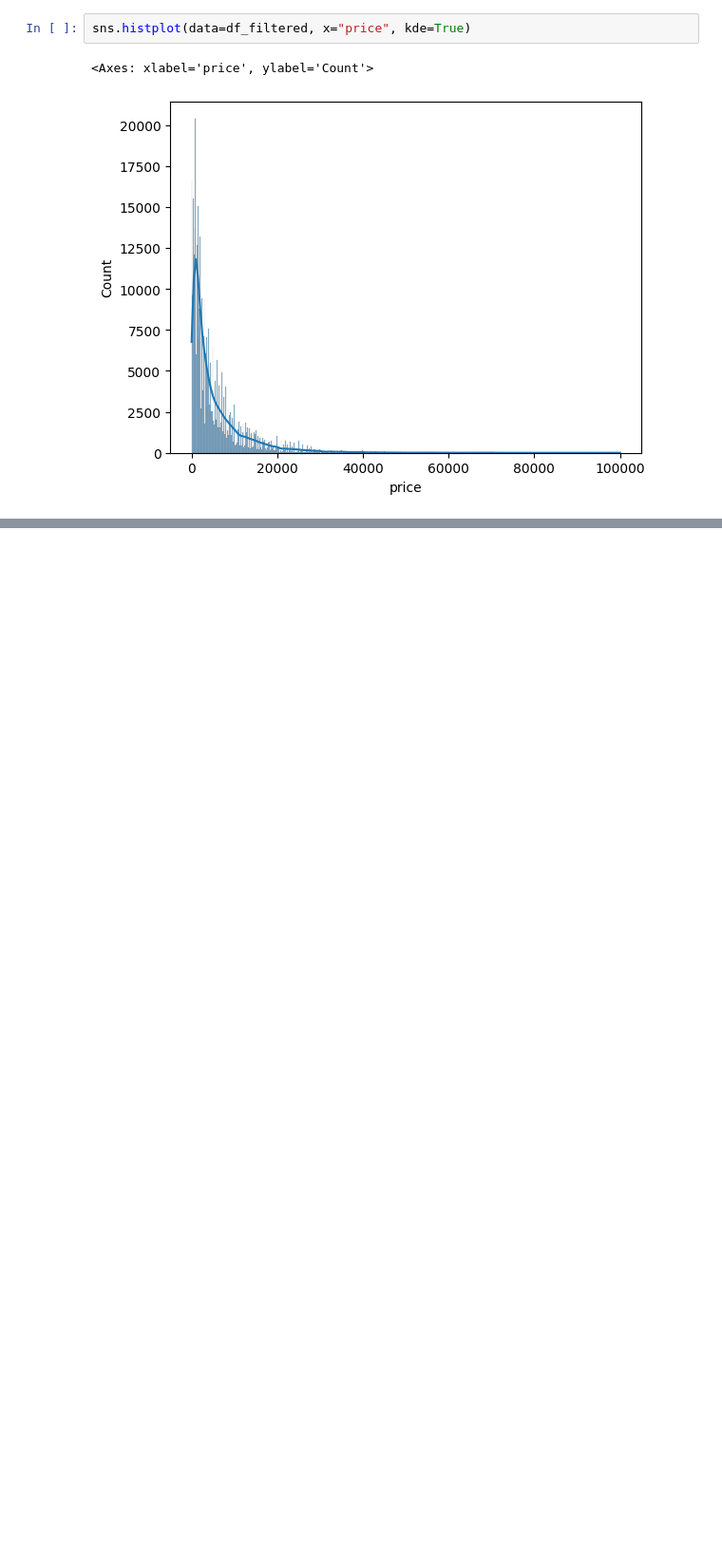
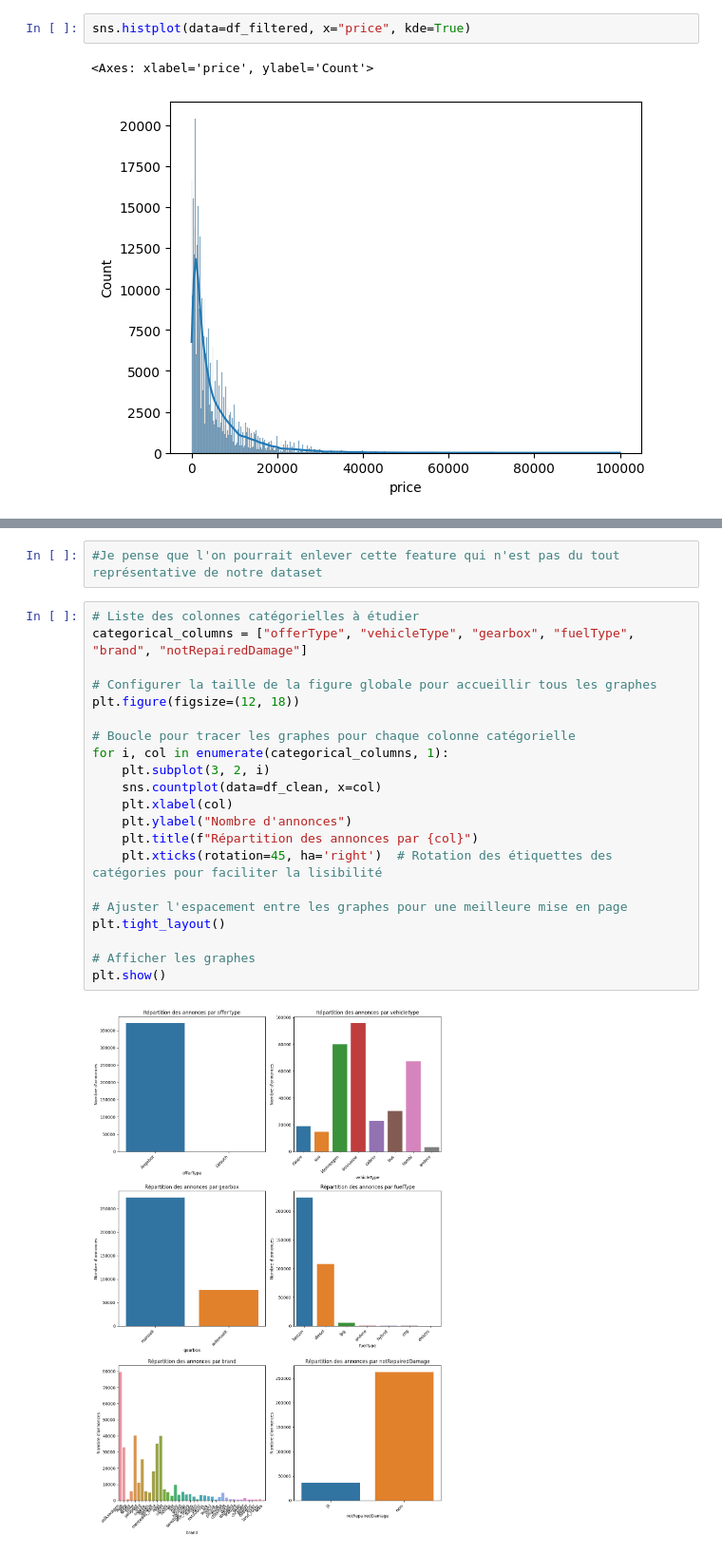
Before and after one commit to BaptisteLeroux/Deloitte, a Jupyter notebook: main.ipynb, the cells around one changed output, grey strips where cells are left out. Shown at 95% size. Drawn from its saved outputs; the diff is of its cells as text; blank space fills up the shorter version.

```diff
--- a/main.ipynb
+++ b/main.ipynb
@@ -222,0 +279,25 @@ sns.histplot(data=df_clean[(df_clean["price"] <= 5e+03) & (df_clean["price"] >=
+# %%
+#Je pense que l'on pourrait enlever cette feature qui n'est pas du tout représentative de notre dataset
+# %%
+# Liste des colonnes catégorielles à étudier
+categorical_columns = ["offerType", "vehicleType", "gearbox", "fuelType", "brand", "notRepairedDamage"]
+
+# Configurer la taille de la figure globale pour accueillir tous les graphes
+plt.figure(figsize=(12, 18))
+
+# Boucle pour tracer les graphes pour chaque colonne catégorielle
+for i, col in enumerate(categorical_columns, 1):
+    plt.subplot(3, 2, i)
+    sns.countplot(data=df_clean, x=col)
+    plt.xlabel(col)
+    plt.ylabel("Nombre d'annonces")
+    plt.title(f"Répartition des annonces par {col}")
+    plt.xticks(rotation=45, ha='right')  # Rotation des étiquettes des catégories pour faciliter la lisibilité
+
+# Ajuster l'espacement entre les graphes pour une meilleure mise en page
+plt.tight_layout()
+
+# Afficher les graphes
+plt.show()
+# %% [output]
+[figure, added]
```
Also changed, not shown: parts of 29 cells of this notebook.
